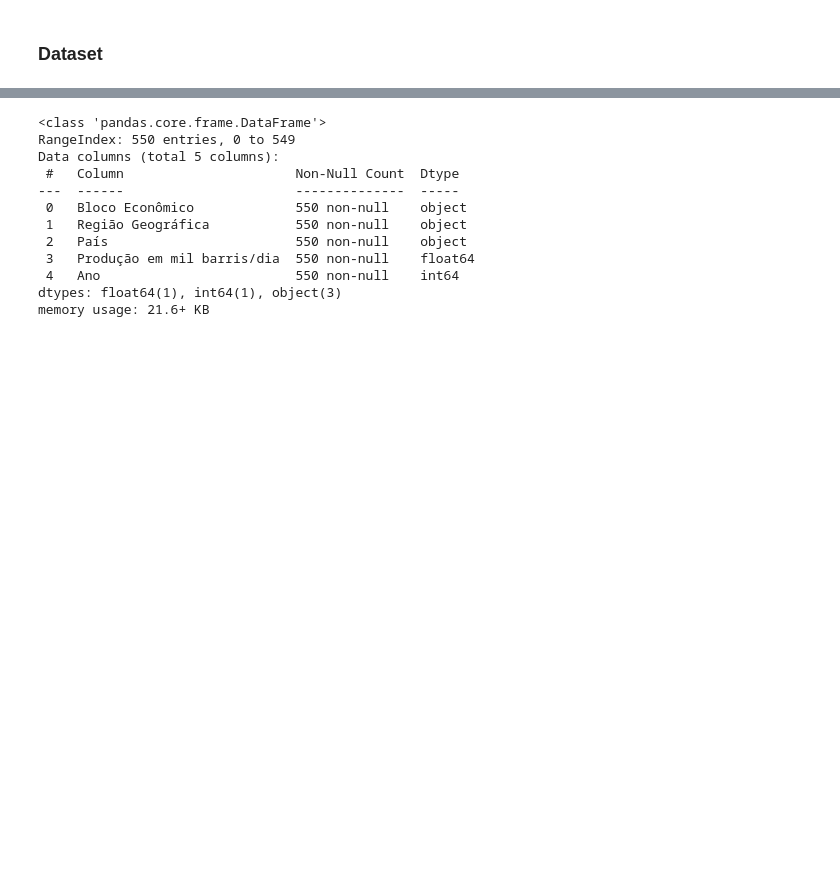
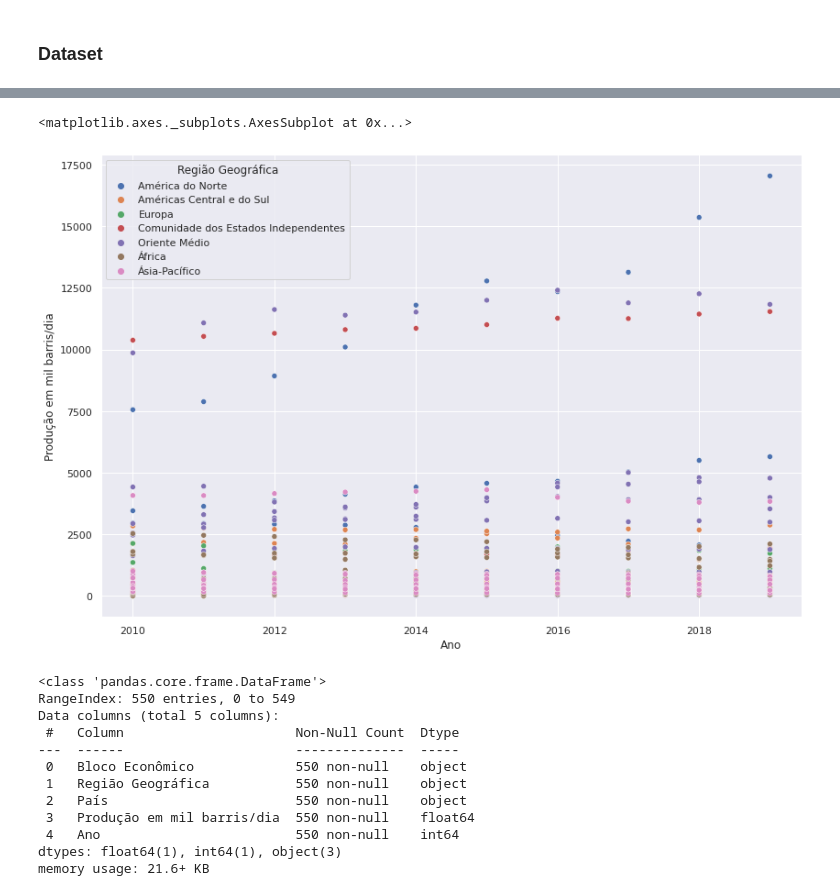
Before and after one commit to ricardocatelli/petro, a Jupyter notebook: Rel_petro.ipynb, the cells around one changed output, grey strips where cells are left out. Cells and saved outputs as stored; diff of their text form; code cells hidden in the pictures; blank space fills up the shorter version.

```diff
--- a/Rel_petro.ipynb
+++ b/Rel_petro.ipynb
@@ -44,3 +44,9 @@ dados.head()
+# %%
+sns.set(rc={'figure.figsize':(13.7,9.27)})
+sns.scatterplot(x= 'Ano', y= 'Produção em mil barris/dia', data=dados, hue ='Região Geográfica')
+# %% [output]
+<matplotlib.axes._subplots.AxesSubplot at 0x...>
+[figure, added]
 # %%
 dados.info()
 # %% [output]
```
Also changed, not shown: parts of 3 cells of this notebook.
